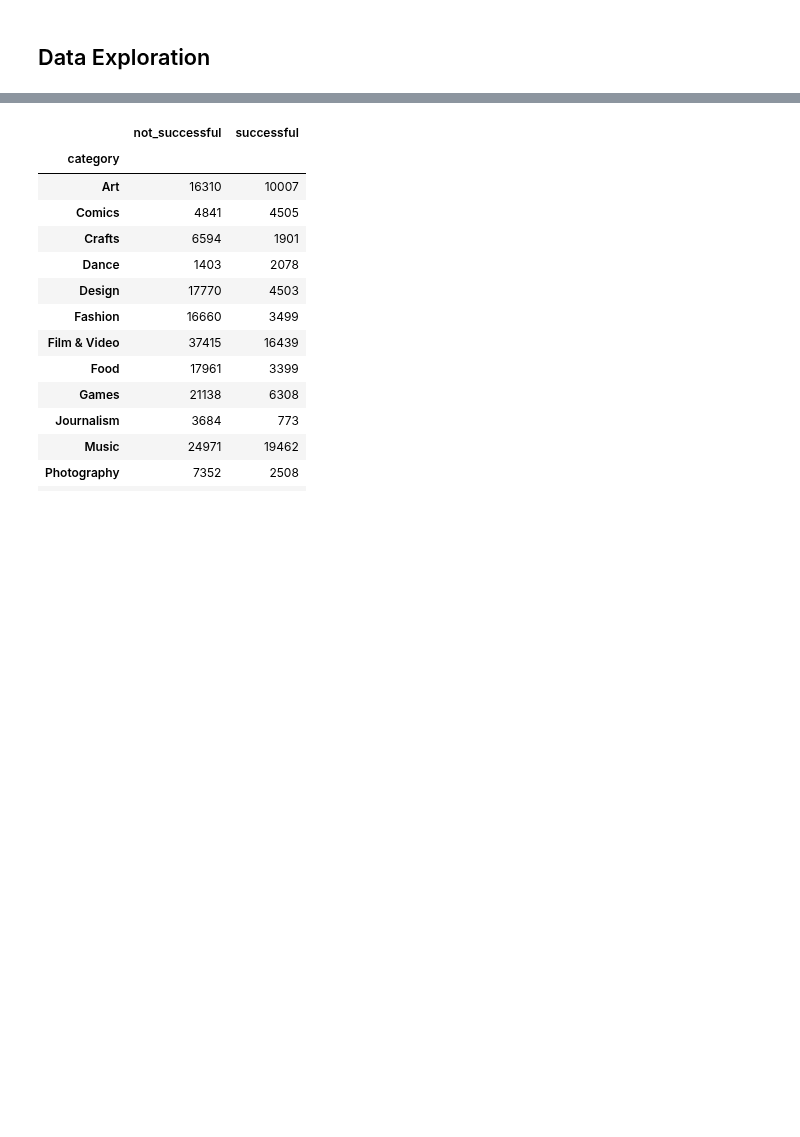
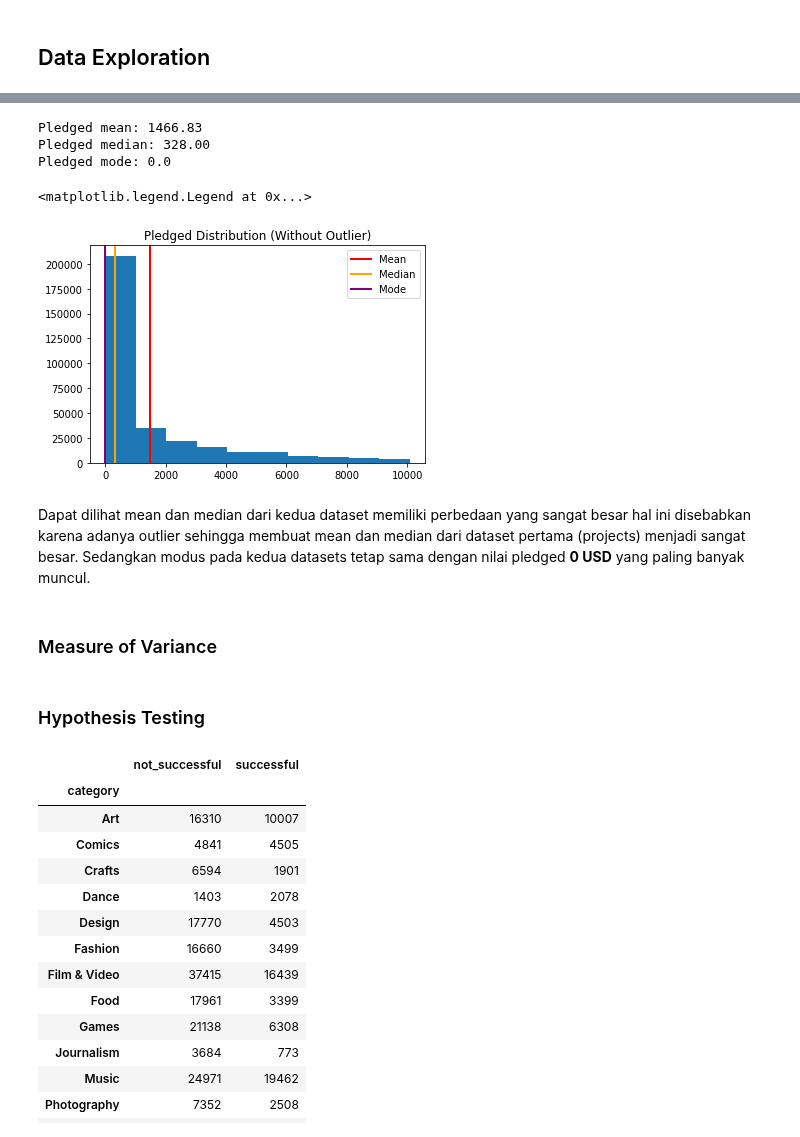
Before and after one commit to Penzragon/h8dsft_P0W3, a Jupyter notebook: script.ipynb, the cells around one changed output, grey strips where cells are left out. Drawn from its saved outputs; the diff is of its cells as text; code cells hidden in the pictures; blank space fills up the shorter version.

```diff
--- a/script.ipynb
+++ b/script.ipynb
@@ -337,3 +361,27 @@ Setelah dilakukan penghilangan outlier distribusi `pledged` dapat dilihat lebih
+# %%
+print(f'Pledged mean: {projects_no_outlier.pledged.mean():.2f}')
+print(f'Pledged median: {projects_no_outlier.pledged.median():.2f}')
+print(f'Pledged mode: {stats.mode(projects_no_outlier.pledged)[0][0]}')
+# %% [output]
+Pledged mean: 1466.83
+Pledged median: 328.00
+Pledged mode: 0.0
+# %%
+plt.hist(projects_no_outlier.pledged)
+plt.axvline(projects_no_outlier.pledged.mean(), linewidth=2, color='r', label='Mean')
+plt.axvline(projects_no_outlier.pledged.median(), linewidth=2, color='orange', label='Median')
+plt.axvline(stats.mode(projects_no_outlier.pledged)[0][0], linewidth=2, color='purple', label='Mode')
+plt.title('Pledged Distribution (Without Outlier)')
+plt.legend()
+# %% [output]
+<matplotlib.legend.Legend at 0x...>
+[figure, added]
+# %% [markdown]
+Dapat dilihat mean dan median dari kedua dataset memiliki perbedaan yang sangat besar hal ini disebabkan karena adanya outlier sehingga membuat mean dan median dari dataset pertama (projects) menjadi sangat besar. Sedangkan modus pada kedua datasets tetap sama dengan nilai pledged **0 USD** yang paling banyak muncul.
+# %% [markdown]
+### Measure of Variance
+# %% [markdown]
+### Hypothesis Testing
 # %%
 category_successful = projects_no_outlier.groupby(['category', 'is_successful']).ID.nunique().reset_index().pivot(columns='is_successful', index='category', values='ID').reset_index()
 category_successful.columns = ['category', 'not_successful', 'successful']
```
Also changed, not shown: parts of 9 cells of this notebook.
